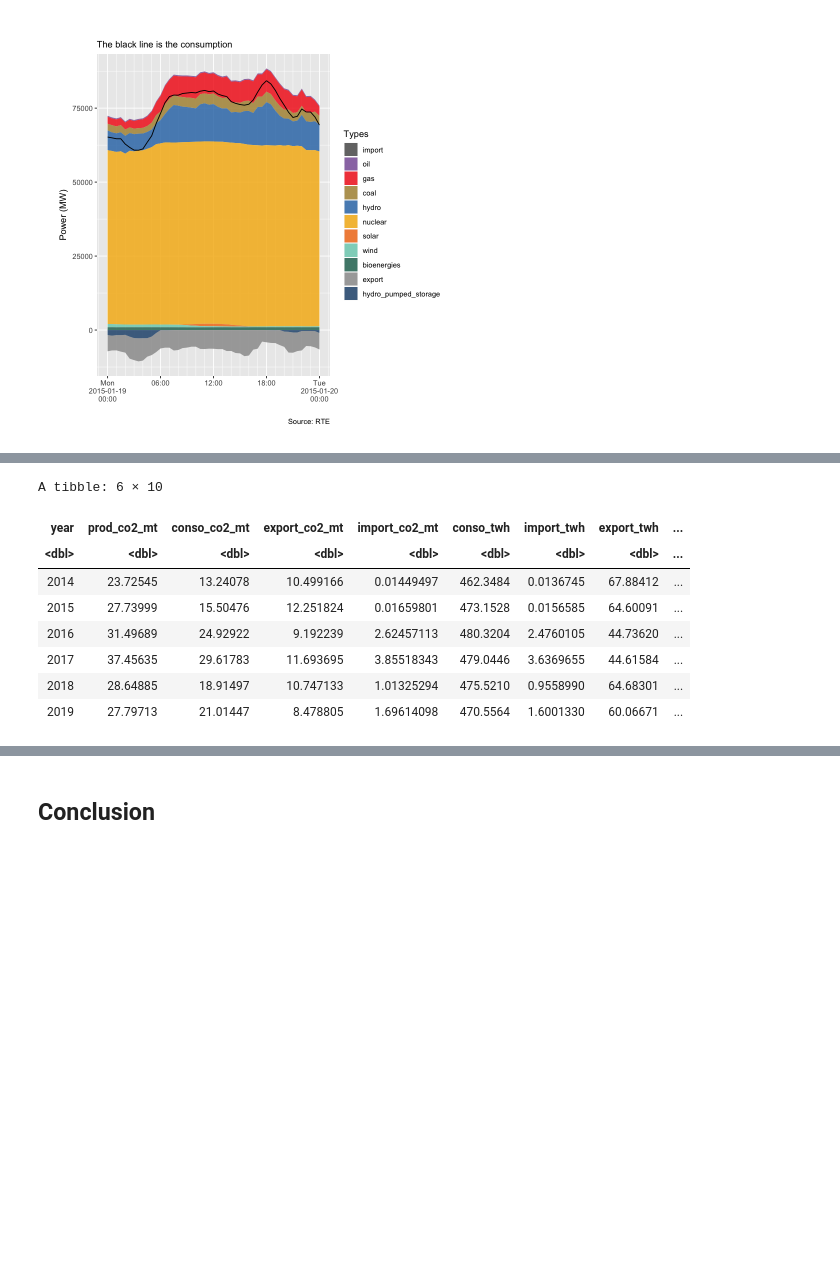
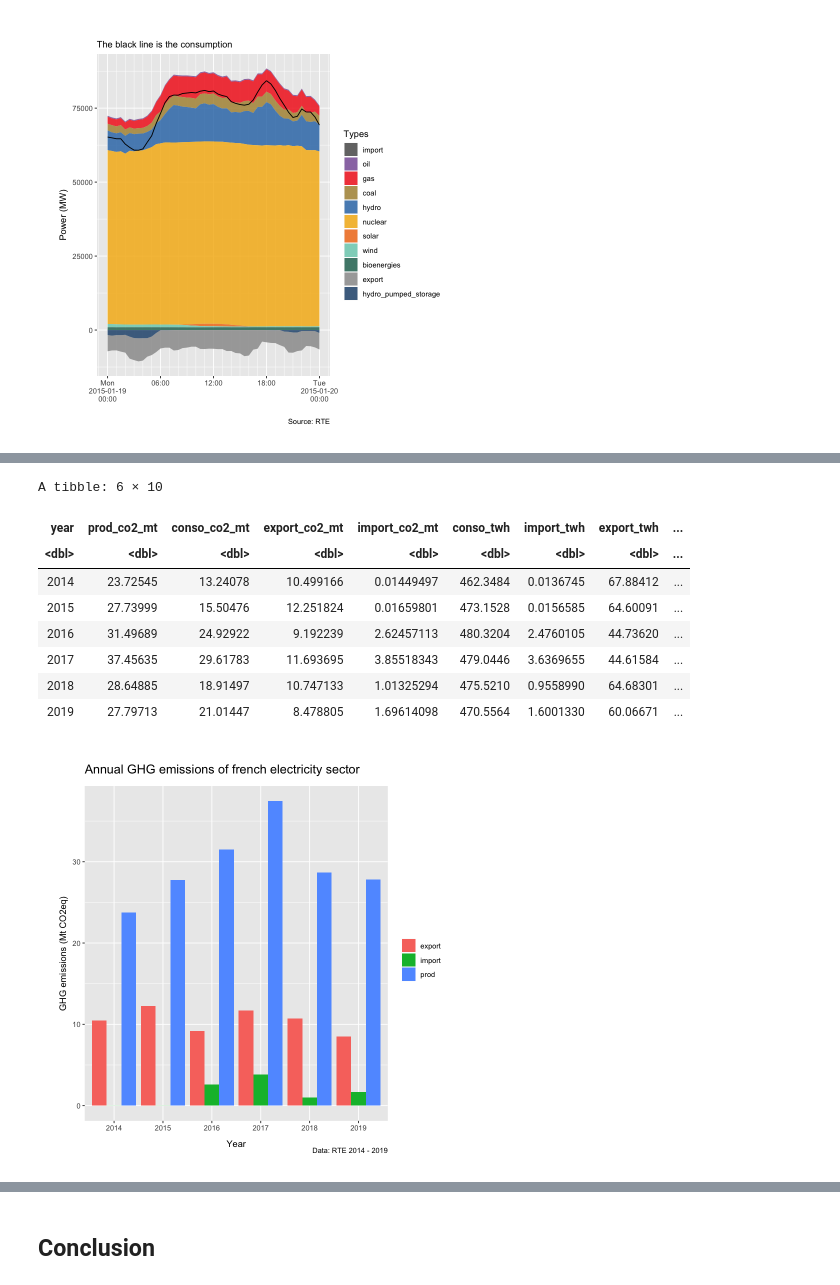
Before and after one commit to ewoken/electricity-analysis-old, a Jupyter notebook: 1_carbon_intensity.ipynb, the cells around one changed output, grey strips where cells are left out. Saved outputs shown, nothing was run; the diff lists cells and outputs as text; code cells hidden in the pictures; blank space fills up the shorter version.

```diff
--- a/1_carbon_intensity.ipynb
+++ b/1_carbon_intensity.ipynb
@@ -283,31 +301,50 @@ add_marginal_export_dispatch = function(data) {
 # %%
 yearly_conso_export_intensities = data %>%
     filter(year > 2013) %>% # ccg production is available since 2014
     add_marginal_export_conso_co2_kg(ghg_factors, import_ghg_factor = ghg_factors['coal']) %>%
     group_by(year) %>%
     summarise(
         prod_co2_mt = sum(co2_kg) / 10^9,
         conso_co2_mt = sum(conso_co2_kg) / 10^9,
         export_co2_mt = sum(export_co2_kg) / 10^9,
         import_co2_mt = sum(import_co2_kg) / 10^9,
         conso_twh = sum(conso) * MW_TO_KWH / 10^9,
         import_twh = sum(import) * MW_TO_KWH / 10^9,
         export_twh = sum(export) * MW_TO_KWH / 10^9
     ) %>%
     mutate(conso_co2_kg_kwh = conso_co2_mt / conso_twh * (1 + LOSS_RATE)) %>%
     mutate(export_co2_kg_kwh = export_co2_mt / export_twh)
 
 yearly_conso_export_intensities
+
+yearly_conso_export_intensities %>%
+    rename(
+        prod = prod_co2_mt,
+        export = export_co2_mt,
+        import = import_co2_mt
+    ) %>%
+    select(year, prod, export, import) %>%
+    gather(export, prod, import, key = 'type', value = 'co2_mt') %>%
+    ggplot(aes(x = paste(year), y = co2_mt, fill = type)) +
+        geom_col(position = position_dodge()) +
+        labs(
+            title = 'Annual GHG emissions of french electricity sector ',
+            x = 'Year',
+            y = 'GHG emissions (Mt CO2eq)',
+            fill = '',
+            caption = 'Data: RTE 2014 - 2019'
+        )
 # %% [output]
 A tibble: 6 × 10
 | year | prod_co2_mt | conso_co2_mt | export_co2_mt | import_co2_mt | conso_twh | import_twh | export_twh | ... |
 | <dbl> | <dbl> | <dbl> | <dbl> | <dbl> | <dbl> | <dbl> | <dbl> | ... |
 | 2014 | 23.72545 | 13.24078 | 10.499166 | 0.01449497 | 462.3484 | 0.0136745 | 67.88412 | ... |
 | 2015 | 27.73999 | 15.50476 | 12.251824 | 0.01659801 | 473.1528 | 0.0156585 | 64.60091 | ... |
 | 2016 | 31.49689 | 24.92922 | 9.192239 | 2.62457113 | 480.3204 | 2.4760105 | 44.73620 | ... |
 | 2017 | 37.45635 | 29.61783 | 11.693695 | 3.85518343 | 479.0446 | 3.6369655 | 44.61584 | ... |
 | 2018 | 28.64885 | 18.91497 | 10.747133 | 1.01325294 | 475.5210 | 0.9558990 | 64.68301 | ... |
 | 2019 | 27.79713 | 21.01447 | 8.478805 | 1.69614098 | 470.5564 | 1.6001330 | 60.06671 | ... |
+[figure, added]
 # %% [markdown]
 Avec ce raisonnement, l'impact de la consommation d'électricité française a considérablement diminué. En effet, on peut voir que **les exportations sont responsables d'une part non négligeable (30% en 2019) de nos émissions de gaz à effet de serre.**
 
```
Also changed, not shown: parts of 4 cells of this notebook, 1 other file.
